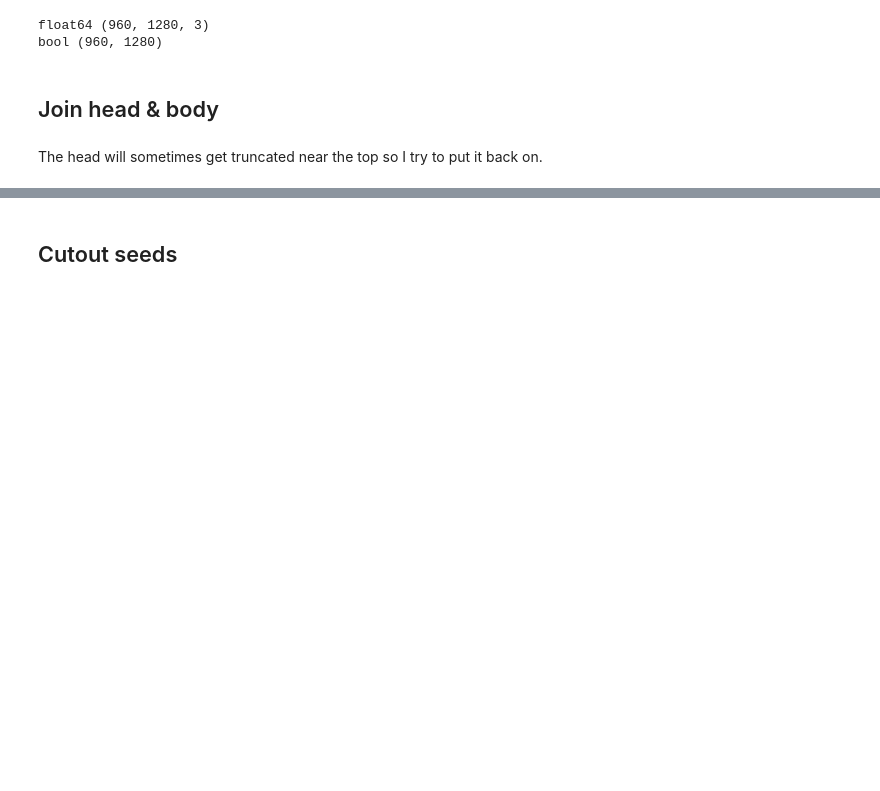
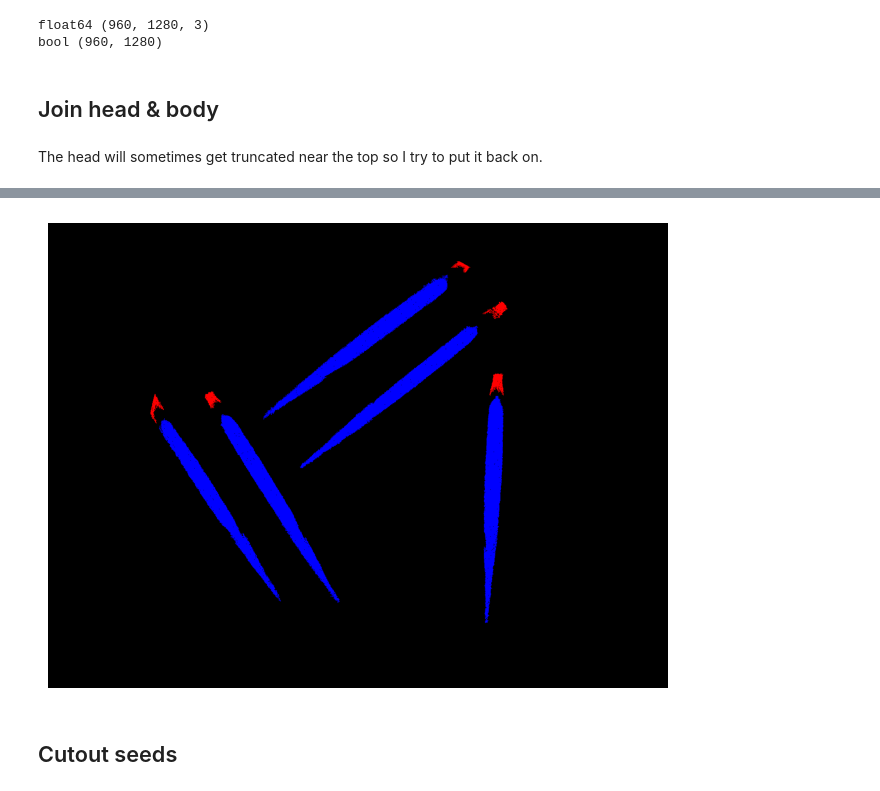
Before and after one commit to rafelafrance/segment_seeds, a Jupyter notebook: practice_segmenting.ipynb, the cells around one changed output, grey strips where cells are left out. Saved outputs shown, nothing was run; the diff lists cells and outputs as text; code cells hidden in the pictures; blank space fills up the shorter version.

```diff
--- a/practice_segmenting.ipynb
+++ b/practice_segmenting.ipynb
@@ -48,10 +48,11 @@ suffixes = (".jpeg", ".png")
 PATHS = [p for p in IMAGE_DIR.glob("*.*") if p.suffix in suffixes]
 image_path = PATHS[0]
 # %%
-BODY_THRESHOLD = 9_000
+BODY_THRESHOLD = 5_000
 SEED_THRESHOLD = 15_000
 HEAD_SEARCH_HEIGHT = 300
 HEAD_SEARCH_RADII = list(range(-20, 21))
+HEAD_AXIS_RATIO = 3.0
 # %% [markdown]
 ## Get initial grayscale image
 # %%
@@ -71,6 +72,12 @@ ax.axis("off")
 ## Display a before & after manipulation pair of images
 # %% [markdown]
 Theses are low contrast grayscale images with hard to distinguish borders.
+# %%
+def one_up(image):
+    fig, ax = plt.subplots(nrows=1, ncols=1, figsize=(8, 8))
+    ax.imshow(image, cmap=plt.cm.gray)
+    ax.axis("off")
+    plt.show()
 # %%
 def two_up(input_image, output_image, output_title):
     fig, axes = plt.subplots(
@@ -541,0 +455,66 @@ float64 (960, 1280, 3)
+# %%
+canvas = np.zeros_like(image)
+
+for body in regionprops(labels):
+    if body.area < BODY_THRESHOLD:
+        continue
+
+    # Start with the centroid calculated by scikit's measure.label function
+    centroid_rr, centroid_cc = int(body.centroid[0]), int(body.centroid[1])
+
+    # Pre-calculate some orientation parameters
+    cos_par = math.cos(body.orientation)  # parallel
+    sin_par = math.sin(body.orientation)
+
+    cos_perp = math.cos(body.orientation + math.pi / 2)  # perpendicular
+    sin_perp = math.sin(body.orientation + math.pi / 2)
+
+    # Draw line segment thru the centroid and along the orientation
+    point1_rr = int(centroid_rr - HEAD_SEARCH_HEIGHT * cos_par)
+    point1_cc = int(centroid_cc - HEAD_SEARCH_HEIGHT * sin_par)
+
+    point2_rr = int(centroid_rr + HEAD_SEARCH_HEIGHT * cos_par)
+    point2_cc = int(centroid_cc + HEAD_SEARCH_HEIGHT * sin_par)
+
+    line_rr, line_cc = draw.line(point1_rr, point1_cc, point2_rr, point2_cc)
+
+    for head in regionprops(labels):
+        if head.area >= BODY_THRESHOLD:
+            continue
+
+        if head.axis_major_length > HEAD_AXIS_RATIO * head.axis_minor_length:
+            continue
+
+        tt, ll, bb, rr = head.bbox
+
+        line = np.zeros(image.shape[:-1], dtype=bool)
+        line[line_rr, line_cc] = 1  # (1, 1, 1)
+        line = line[tt:bb, ll:rr]
+
+        if not (head.image & line).any():
+            continue
+
+        head_part = np.zeros(image.shape[:-1], dtype=bool)
+        tt, ll, bb, rr = head.bbox
+        head_part[tt:bb, ll:rr] = head.image
+
+        body_part = np.zeros(image.shape[:-1], dtype=bool)
+        tt, ll, bb, rr = body.bbox
+        body_part[tt:bb, ll:rr] = body.image
+
+        canvas[head_part] = (1, 0, 0)
+        canvas[body_part] = (0, 0, 1)
+
+        break
+
+    else:
+        merged = np.zeros(image.shape[:-1], dtype=bool)
+
+        tt, ll, bb, rr = body.bbox
+        merged[tt:bb, ll:rr] = body.image
+
+        canvas[merged] = (0, 1, 0)
+
+one_up(canvas)
+# %% [output]
+[figure, added]
```
Also changed, not shown: parts of 4 cells of this notebook.
